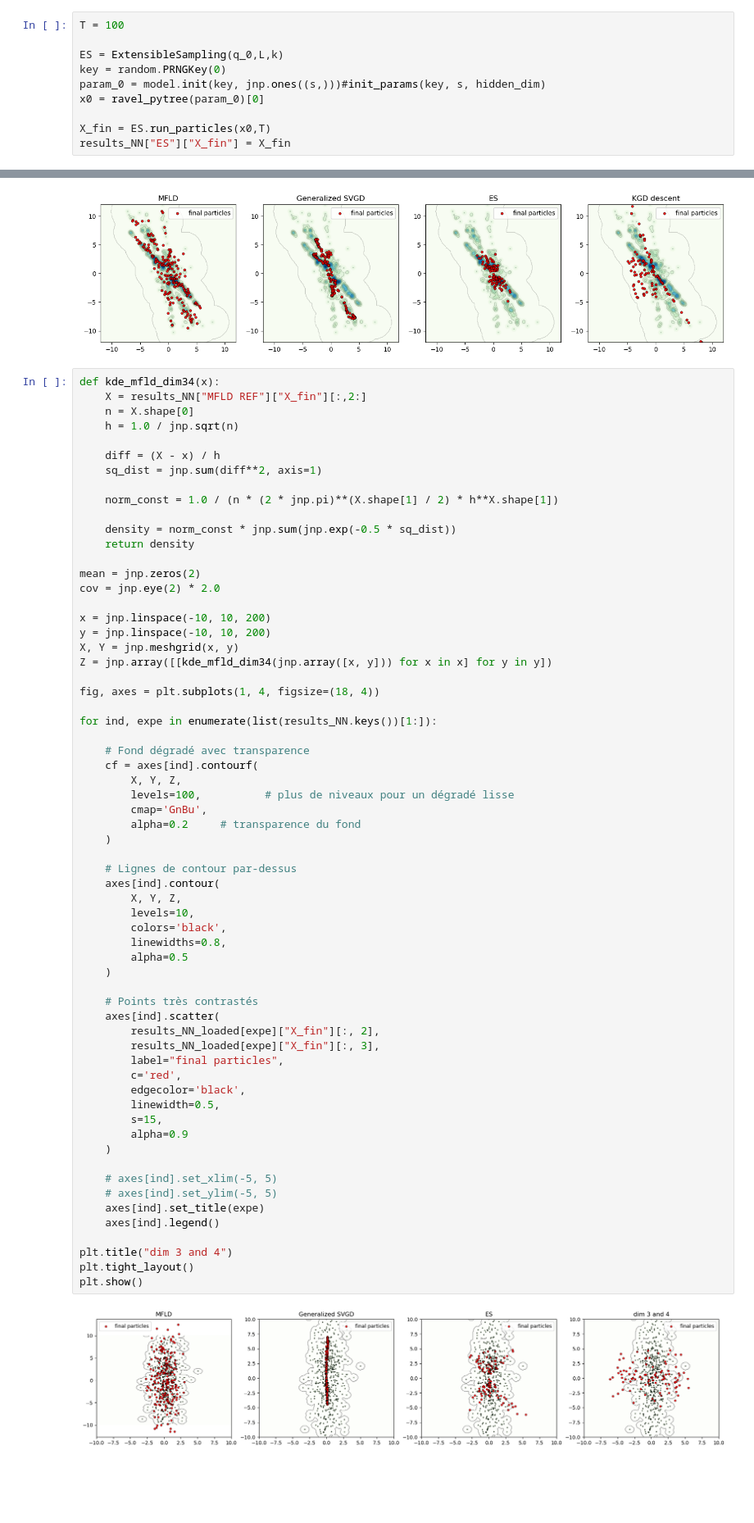
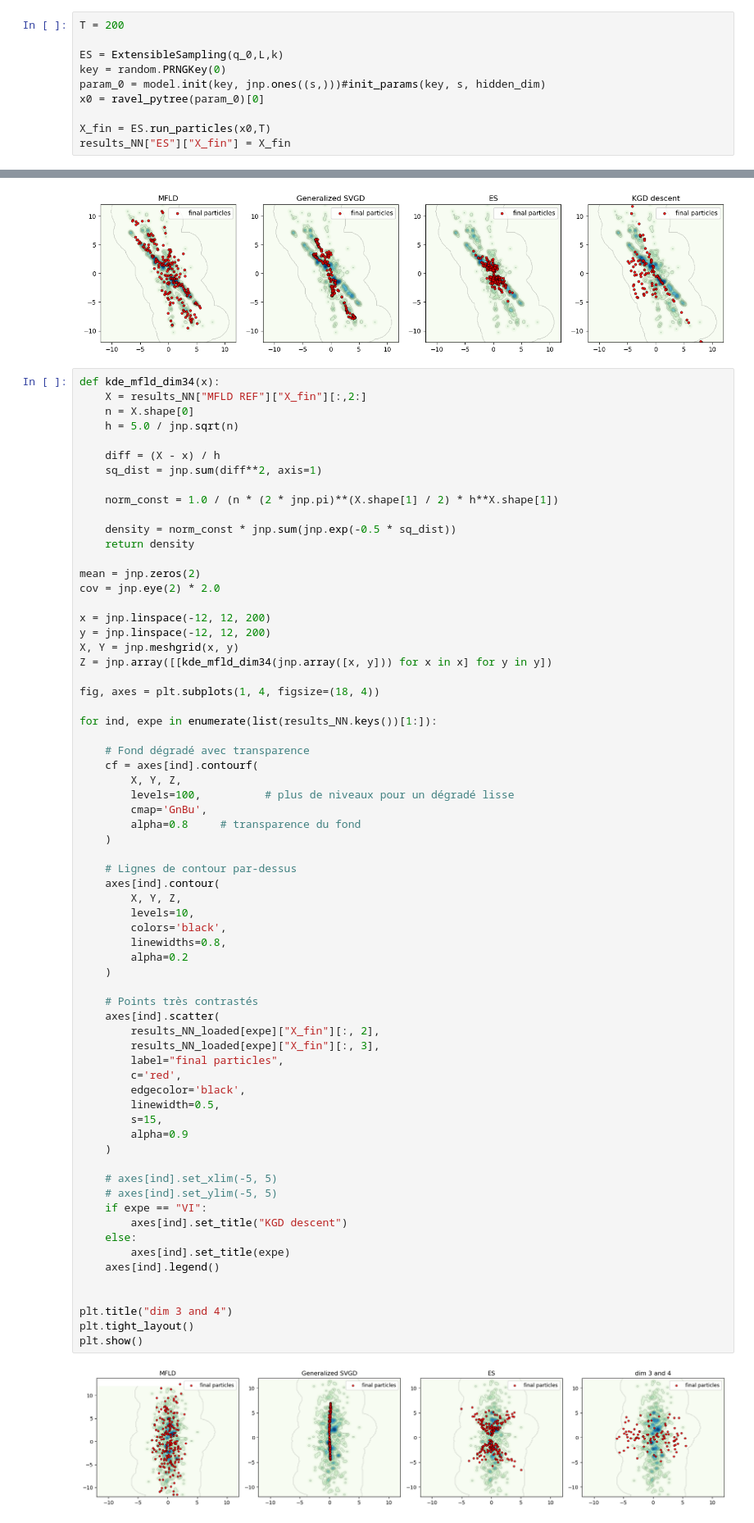
Before and after one commit to congyewang/kgd-code, a Jupyter notebook: figure-2.ipynb, the cells around one changed output, grey strips where cells are left out. Shown: that part at 82% size. Drawn from its saved outputs; the diff is of its cells as text; blank space fills up the shorter version.

```diff
--- a/figure-2.ipynb
+++ b/figure-2.ipynb
@@ -486,7 +486,7 @@ Text(0.5, 1.0, '$\\eta = $ 0.0003')
 # %% [markdown]
 # Extansible Sampling
 # %%
-T = 100
+T = 200
 
 ES = ExtensibleSampling(q_0,L,k)
 key = random.PRNGKey(0)
@@ -615,7 +625,7 @@ for ind, expe in enumerate(list(results_NN.keys())[1:]):
 def kde_mfld_dim34(x):
     X = results_NN["MFLD REF"]["X_fin"][:,2:]
     n = X.shape[0]
-    h = 1.0 / jnp.sqrt(n)
+    h = 5.0 / jnp.sqrt(n)
 
     diff = (X - x) / h
     sq_dist = jnp.sum(diff**2, axis=1)
@@ -628,8 +638,8 @@ def kde_mfld_dim34(x):
 mean = jnp.zeros(2)
 cov = jnp.eye(2) * 2.0
 
-x = jnp.linspace(-10, 10, 200)
-y = jnp.linspace(-10, 10, 200)
+x = jnp.linspace(-12, 12, 200)
+y = jnp.linspace(-12, 12, 200)
 X, Y = jnp.meshgrid(x, y)
 Z = jnp.array([[kde_mfld_dim34(jnp.array([x, y])) for x in x] for y in y])
 
@@ -642,37 +652,41 @@ for ind, expe in enumerate(list(results_NN.keys())[1:]):
         X, Y, Z,
         levels=100,          # plus de niveaux pour un dégradé lisse
         cmap='GnBu',
-        alpha=0.2     # transparence du fond
+        alpha=0.8     # transparence du fond
     )
 
     # Lignes de contour par-dessus
     axes[ind].contour(
         X, Y, Z,
         levels=10,
         colors='black',
         linewidths=0.8,
-        alpha=0.5
+        alpha=0.2
     )
 
     # Points très contrastés
     axes[ind].scatter(
         results_NN_loaded[expe]["X_fin"][:, 2],
         results_NN_loaded[expe]["X_fin"][:, 3],
         label="final particles",
         c='red',
         edgecolor='black',
         linewidth=0.5,
         s=15,
         alpha=0.9
     )
 
     # axes[ind].set_xlim(-5, 5)
     # axes[ind].set_ylim(-5, 5)
-    axes[ind].set_title(expe)
+    if expe == "VI":
+        axes[ind].set_title("KGD descent")
+    else:
+        axes[ind].set_title(expe)
     axes[ind].legend()
+
 
 plt.title("dim 3 and 4")
 plt.tight_layout()
 plt.show()
 # %% [output]
-[figure, old version]
+[figure, new version]
```
Also changed, not shown: parts of 1 cell of this notebook, 12 other files.
